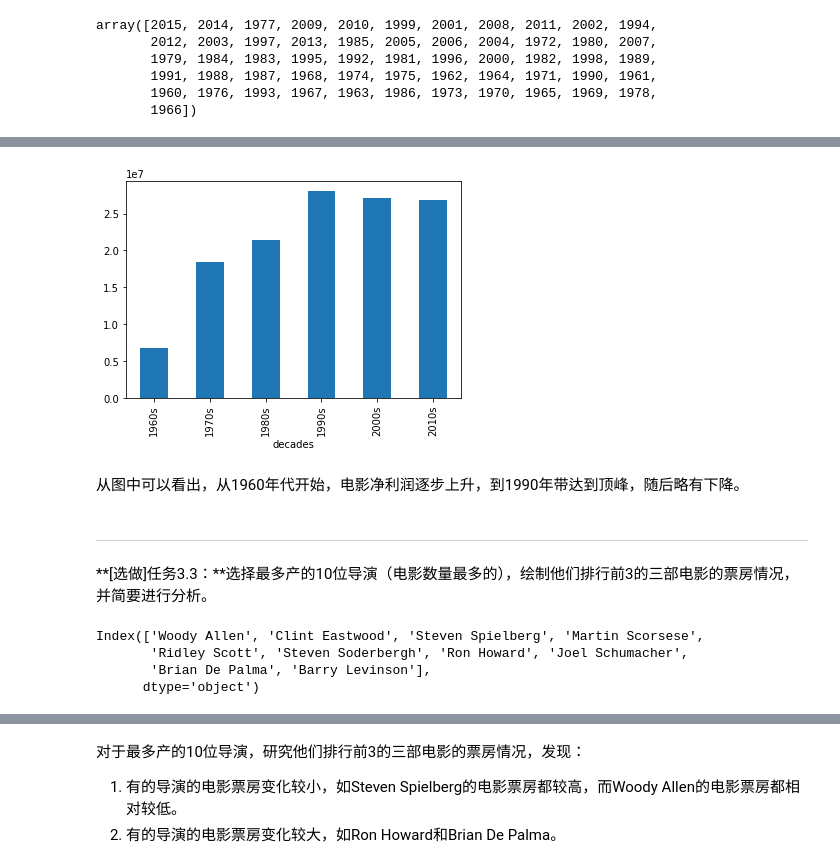
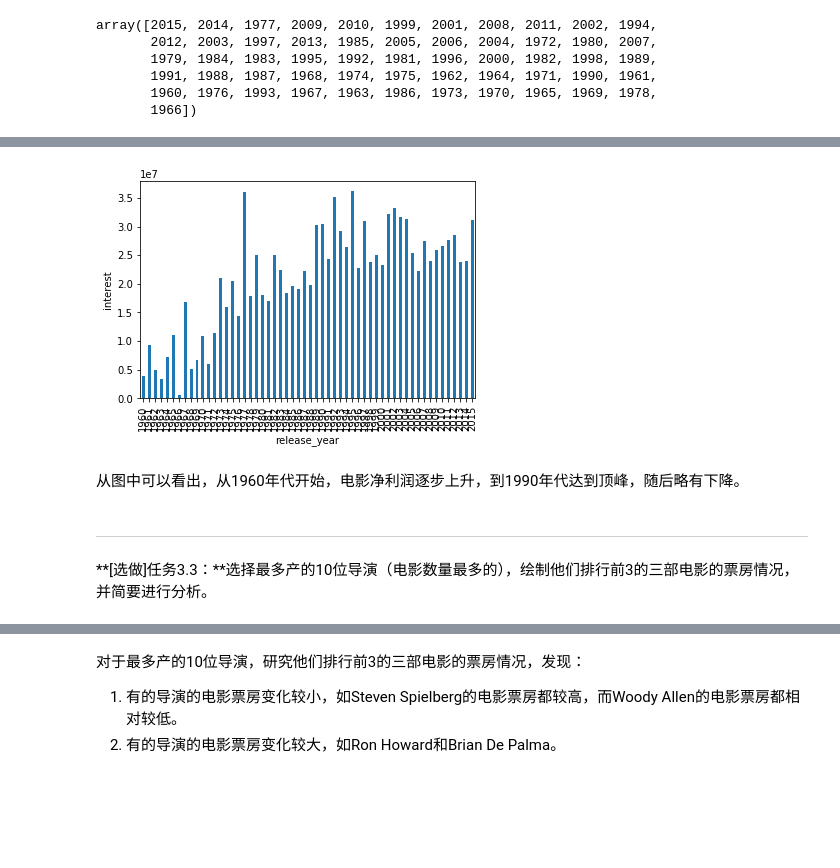
Before and after one commit to yangzhao1983/AIPND-cn, a Jupyter notebook: P2_Explore_Movie_Dataset/Explore Movie Dataset.ipynb, the cells around one changed output, grey strips where cells are left out. Cells and saved outputs as stored; diff of their text form; code cells hidden in the pictures; blank space fills up the shorter version.

```diff
--- a/P2_Explore_Movie_Dataset/Explore Movie Dataset.ipynb
+++ b/P2_Explore_Movie_Dataset/Explore Movie Dataset.ipynb
@@ -328,22 +301,13 @@ Name: interest, dtype: float64
 # %%
-mean_interest.plot.bar(x='decades',y='interest');
+mean_interest = movie_data.groupby('release_year').mean()['interest']
+mean_interest.plot.bar(x='release_year',y='interest');
+plt.xlabel('release_year');
+plt.ylabel('interest');
 # %% [output]
-[figure, old version]
+[figure, new version]
 # %% [markdown]
-从图中可以看出，从1960年代开始，电影净利润逐步上升，到1990年带达到顶峰，随后略有下降。
+从图中可以看出，从1960年代开始，电影净利润逐步上升，到1990年代达到顶峰，随后略有下降。
 # %% [markdown]
 ---
 
 **[选做]任务3.3：**选择最多产的10位导演（电影数量最多的），绘制他们排行前3的三部电影的票房情况，并简要进行分析。
-# %%
-# 选择最多产的10位导演（电影数量最多的）
-top_10_director = movie_data['director'].value_counts().head(10)
-top_10_director
-
-top_10_director_names = top_10_director.index
-top_10_director_names
-# %% [output]
-Index(['Woody Allen', 'Clint Eastwood', 'Steven Spielberg', 'Martin Scorsese',
-       'Ridley Scott', 'Steven Soderbergh', 'Ron Howard', 'Joel Schumacher',
-       'Brian De Palma', 'Barry Levinson'],
-      dtype='object')
```
Also changed, not shown: parts of 13 cells of this notebook, 2 other files.
